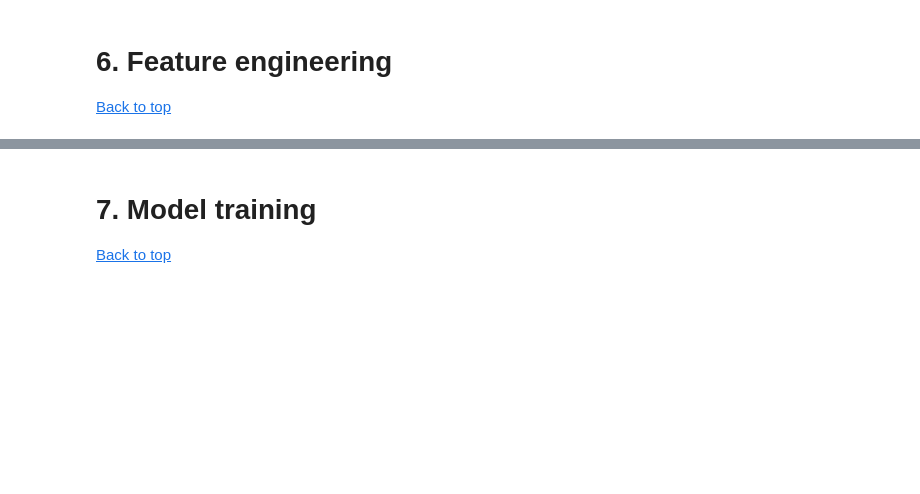
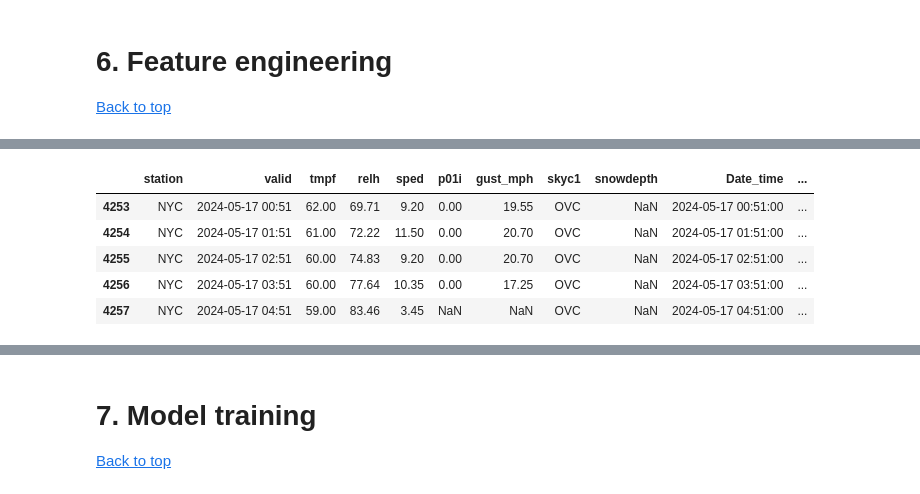
Before and after one commit to kermityan/NYC_taxi_price_predict, a Jupyter notebook: taxi_price_prediction.ipynb, the cells around one changed output, grey strips where cells are left out. Saved outputs shown, nothing was run; the diff lists cells and outputs as text; code cells hidden in the pictures; blank space fills up the shorter version.

```diff
--- a/taxi_price_prediction.ipynb
+++ b/taxi_price_prediction.ipynb
@@ -491,0 +585,9 @@ df_new_features =
+# %%
+df_weather.loc[df_weather['gust_mph'] == 'M', 'gust_mph'] = np.nan
+df_weather.loc[df_weather['snowdepth'] == 'M', 'snowdepth'] = np.nan
+df_weather.loc[df_weather['tmpf'] == 'M', 'tmpf'] = np.nan
+df_weather.loc[df_weather['relh'] == 'M', 'relh'] = np.nan
+df_weather.loc[df_weather['sped'] == 'M', 'sped'] = np.nan
+df_weather.loc[df_weather['p01i'] == 'M', 'p01i'] = np.nan
+df_weather.loc[df_weather['p01i'] == 'T', 'p01i'] = np.nan
+df_weather.loc[df_weather['skyc1'] == 'M', 'skyc1'] = np.nan
@@ -491,0 +627,17 @@ df_new_features =
+# %%
+df_weather=df_weather[df_weather['Location']=='New York']
+# %%
+df_weather['Date_time'] = pd.to_datetime(df_weather['valid'])
+# %%
+df_weather['month'] = df_weather['Date_time'].dt.month
+df_weather['day'] = df_weather['Date_time'].dt.day
+df_weather['hour'] = df_weather['Date_time'].dt.hour
+# %%
+df_weather[(df_weather['month']==5) & (df_weather['day']==17)].head()
+# %% [output]
+|  | station | valid | tmpf | relh | sped | p01i | gust_mph | skyc1 | snowdepth | Date_time | ... |
+| 4253 | NYC | 2024-05-17 00:51 | 62.00 | 69.71 | 9.20 | 0.00 | 19.55 | OVC | NaN | 2024-05-17 00:51:00 | ... |
+| 4254 | NYC | 2024-05-17 01:51 | 61.00 | 72.22 | 11.50 | 0.00 | 20.70 | OVC | NaN | 2024-05-17 01:51:00 | ... |
+| 4255 | NYC | 2024-05-17 02:51 | 60.00 | 74.83 | 9.20 | 0.00 | 20.70 | OVC | NaN | 2024-05-17 02:51:00 | ... |
+| 4256 | NYC | 2024-05-17 03:51 | 60.00 | 77.64 | 10.35 | 0.00 | 17.25 | OVC | NaN | 2024-05-17 03:51:00 | ... |
+| 4257 | NYC | 2024-05-17 04:51 | 59.00 | 83.46 | 3.45 | NaN | NaN | OVC | NaN | 2024-05-17 04:51:00 | ... |
```
Also changed, not shown: parts of 38 cells of this notebook, 1 other file.
